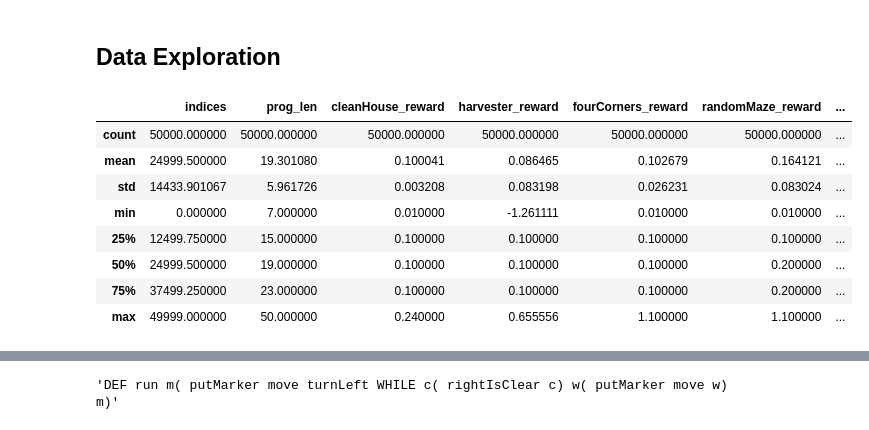
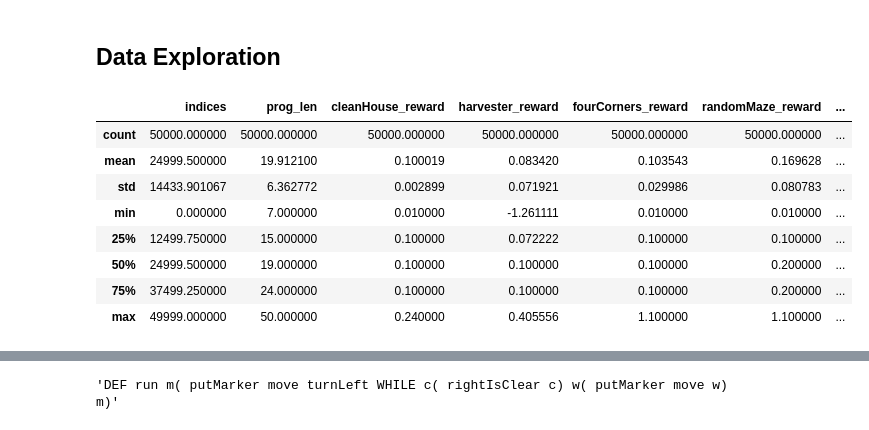
Before and after one commit to AbhijeetKrishnan/leaps, a Jupyter notebook: leaps_data_exploration.ipynb, the cells around one changed output, grey strips where cells are left out. Drawn from its saved outputs; the diff is of its cells as text; code cells hidden in the pictures.

```diff
--- a/leaps_data_exploration.ipynb
+++ b/leaps_data_exploration.ipynb
@@ -91,17 +91,16 @@ df.to_csv('leaps_data.csv', index_label='indices')
 # %%
 import pandas as pd
 
-df_old = pd.read_csv('leaps_data.csv')
-df_new = pd.read_csv('leaps_data_new.csv')
+df = pd.read_csv('leaps_data.csv')
-# %% [output]
-|  | indices | prog_len | cleanHouse_reward | harvester_reward | fourCorners_reward | randomMaze_reward | ... |
-| count | 50000.000000 | 50000.000000 | 50000.000000 | 50000.000000 | 50000.000000 | 50000.000000 | ... |
-| mean | 24999.500000 | 19.301080 | 0.100041 | 0.086465 | 0.102679 | 0.164121 | ... |
-| std | 14433.901067 | 5.961726 | 0.003208 | 0.083198 | 0.026231 | 0.083024 | ... |
-| min | 0.000000 | 7.000000 | 0.010000 | -1.261111 | 0.010000 | 0.010000 | ... |
-| 25% | 12499.750000 | 15.000000 | 0.100000 | 0.100000 | 0.100000 | 0.100000 | ... |
-| 50% | 24999.500000 | 19.000000 | 0.100000 | 0.100000 | 0.100000 | 0.200000 | ... |
-| 75% | 37499.250000 | 23.000000 | 0.100000 | 0.100000 | 0.100000 | 0.200000 | ... |
-| max | 49999.000000 | 50.000000 | 0.240000 | 0.655556 | 1.100000 | 1.100000 | ... |
 # %%
-df_old.describe()
+df.describe()
+# %% [output]
+|  | indices | prog_len | cleanHouse_reward | harvester_reward | fourCorners_reward | randomMaze_reward | ... |
+| count | 50000.000000 | 50000.000000 | 50000.000000 | 50000.000000 | 50000.000000 | 50000.000000 | ... |
+| mean | 24999.500000 | 19.912100 | 0.100019 | 0.083420 | 0.103543 | 0.169628 | ... |
+| std | 14433.901067 | 6.362772 | 0.002899 | 0.071921 | 0.029986 | 0.080783 | ... |
+| min | 0.000000 | 7.000000 | 0.010000 | -1.261111 | 0.010000 | 0.010000 | ... |
+| 25% | 12499.750000 | 15.000000 | 0.100000 | 0.072222 | 0.100000 | 0.100000 | ... |
+| 50% | 24999.500000 | 19.000000 | 0.100000 | 0.100000 | 0.100000 | 0.200000 | ... |
+| 75% | 37499.250000 | 24.000000 | 0.100000 | 0.100000 | 0.100000 | 0.200000 | ... |
+| max | 49999.000000 | 50.000000 | 0.240000 | 0.405556 | 1.100000 | 1.100000 | ... |
```
Also changed, not shown: parts of 2 cells of this notebook.
